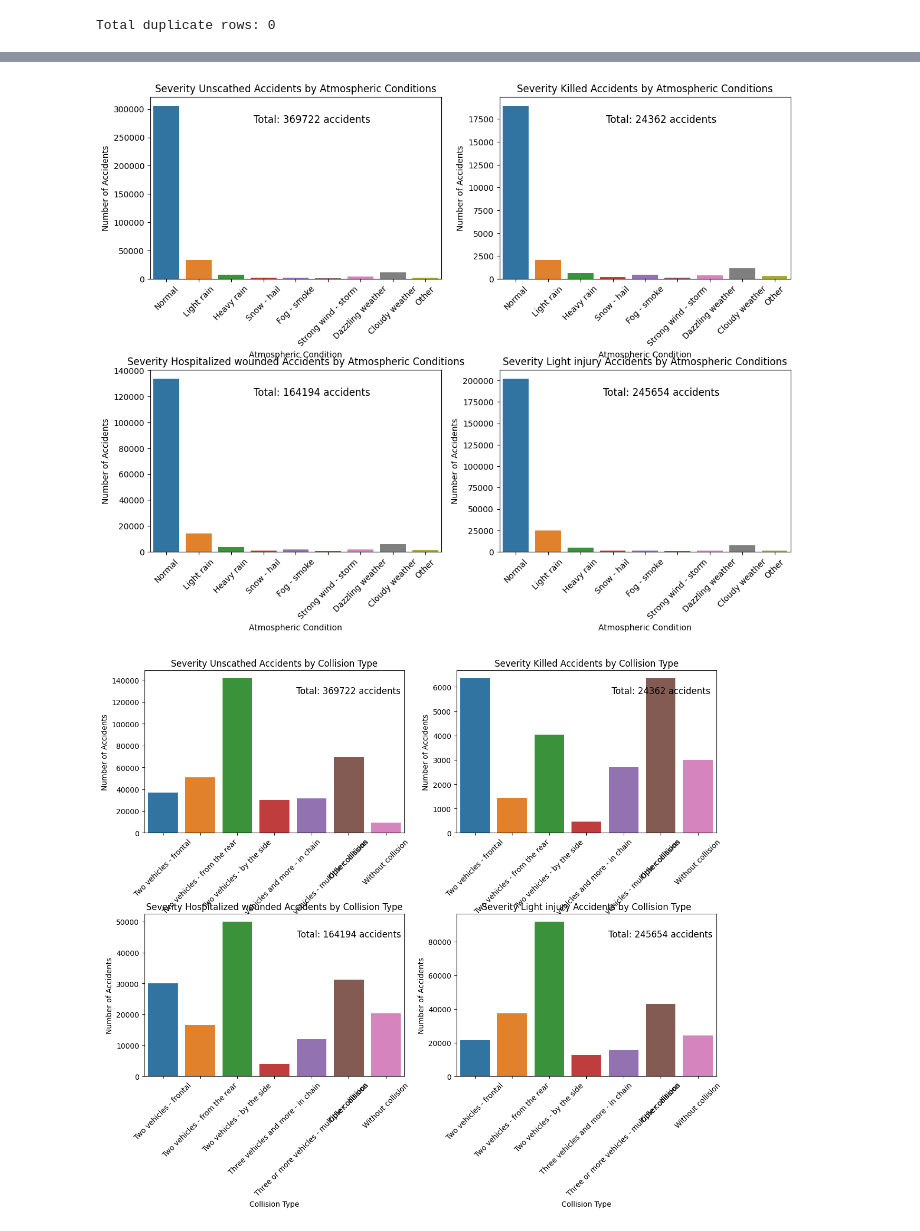
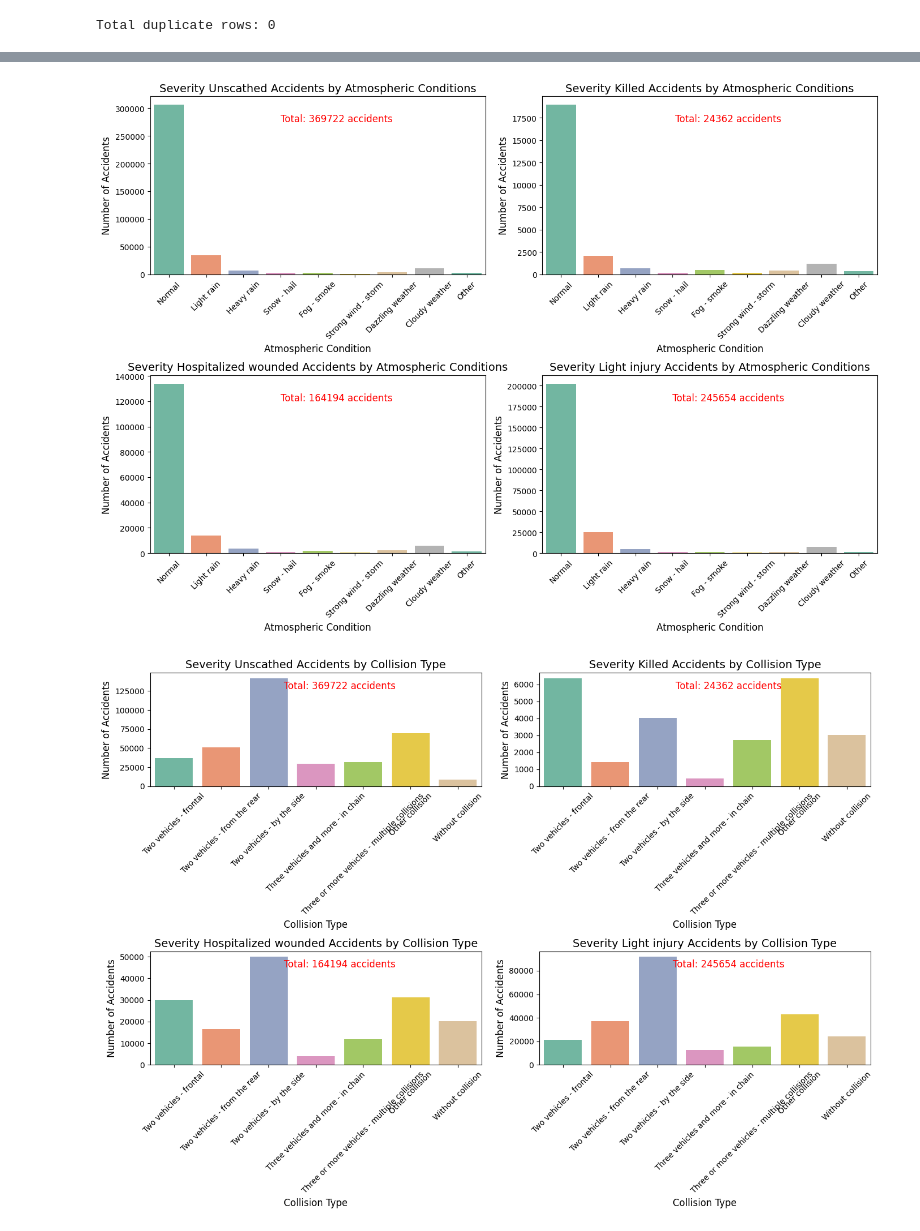
Before and after one commit to sabaafirdous/France-Accidents, a Jupyter notebook: EDA_France_Accident_Data.ipynb, the cells around one changed output, grey strips where cells are left out. Drawn from its saved outputs; the diff is of its cells as text; code cells hidden in the pictures.

```diff
--- a/EDA_France_Accident_Data.ipynb
+++ b/EDA_France_Accident_Data.ipynb
@@ -183,9 +207,15 @@ lighting_condition_mapping = {
     5: 'Night with public lighting on'
 }
 
+import matplotlib.pyplot as plt
+import seaborn as sns
+
 # Create a subplot with two columns to display charts side by side
 fig, axs = plt.subplots(2, 2, figsize=(14, 10))
 fig.subplots_adjust(hspace=0.5)
+
+# Create a color palette for the bars
+color_palette = sns.color_palette("Set2")
 
 # Create separate charts for each severity category
 for i, severity in enumerate(severity_categories):
@@ -205,16 +235,17 @@ for i, severity in enumerate(severity_categories):
 
     # Create a bar plot for the current severity category in the appropriate subplot
     ax = axs[i // 2, i % 2]
-    sns.barplot(x=[lighting_condition_mapping[val] for val in lighting_conditions], y=severity_data, ax=ax)
-    ax.set_title(f'Severity {severity_dict[severity]} Accidents by Lighting Conditions')
-    ax.set_xlabel('Lighting Condition')
-    ax.set_ylabel('Number of Accidents')
-    ax.set_xticklabels([lighting_condition_mapping[val] for val in lighting_conditions], rotation=45)
+    sns.barplot(x=[lighting_condition_mapping[val] for val in lighting_conditions], y=severity_data, ax=ax, palette=color_palette)
+    ax.set_title(f'Severity {severity_dict[severity]} Accidents by Lighting Conditions', fontsize=14)
+    ax.set_xlabel('Lighting Condition', fontsize=12)
+    ax.set_ylabel('Number of Accidents', fontsize=12)
+    ax.set_xticklabels([lighting_condition_mapping[val] for val in lighting_conditions], rotation=45, fontsize=10)
 
     # Display the total number of accidents for the current severity condition
     total_accidents = sum(severity_data)
-    ax.text(3, 0.9 * max(severity_data), f'Total: {total_accidents} accidents', fontsize=12, ha='center')
+    ax.text(0.5, 0.92 * max(severity_data), f'Total: {total_accidents} accidents', fontsize=12, ha='center', color='red')
 
 # Show the plots
+plt.tight_layout()
 plt.show()
 # %% [output]
@@ -222,4 +253,7 @@ plt.show()
 # %%
+import matplotlib.pyplot as plt
+import seaborn as sns
+
 # Define the original atmospheric conditions values
 atmospheric_conditions = [1, 2, 3, 4, 5, 6, 7, 8, 9]
 
@@ -238,41 +272,48 @@ atmospheric_condition_mapping = {
 
 # Create a subplot with two columns to display charts side by side
 fig, axs = plt.subplots(2, 2, figsize=(14, 10))
 fig.subplots_adjust(hspace=0.5)
 
+# Create a color palette for the bars
+color_palette = sns.color_palette("Set2")
+
 # Create separate charts for each severity category
 for i, severity in enumerate(severity_categories):
     # Filter the DataFrame to select rows with the specified severity category
     filtered_df = df[df['severity_of_the_accident'] == severity]
 
     # Initialize a list to store data for the current severity category
     severity_data = []
 
     # Loop through original atmospheric conditions values
     for condition in atmospheric_conditions:
         # Count the number of accidents for the current atmospheric condition in the filtered DataFrame
         count = len(filtered_df[filtered_df['Atmospheric_conditions'] == condition])
 
         # Append the count to the list
         severity_data.append(count)
 
     # Create a bar plot for the current severity category in the appropriate subplot
     ax = axs[i // 2, i % 2]
-    sns.barplot(x=[atmospheric_condition_mapping[val] for val in atmospheric_conditions], y=severity_data, ax=ax)
-    ax.set_title(f'Severity {severity_dict[severity]} Accidents by Atmospheric Conditions')
-    ax.set_xlabel('Atmospheric Condition')
-    ax.set_ylabel('Number of Accidents')
-    ax.set_xticklabels([atmospheric_condition_mapping[val] for val in atmospheric_conditions], rotation=45)
+    sns.barplot(x=[atmospheric_condition_mapping[val] for val in atmospheric_conditions], y=severity_data, ax=ax, palette=color_palette)
+    ax.set_title(f'Severity {severity_dict[severity]} Accidents by Atmospheric Conditions', fontsize=14)
+    ax.set_xlabel('Atmospheric Condition', fontsize=12)
+    ax.set_ylabel('Number of Accidents', fontsize=12)
+    ax.set_xticklabels([atmospheric_condition_mapping[val] for val in atmospheric_conditions], rotation=45, fontsize=10)
 
     # Display the total number of accidents for the current severity condition
     total_accidents = sum(severity_data)
-    ax.text(4.5, 0.9 * max(severity_data), f'Total: {total_accidents} accidents', fontsize=12, ha='center')
+    ax.text(4.5, 0.9 * max(severity_data), f'Total: {total_accidents} accidents', fontsize=12, ha='center', color='red')
 
 # Show the plots
+plt.tight_layout()
 plt.show()
 # %% [output]
-[figure, old version]
+[figure, new version]
 # %%
+import matplotlib.pyplot as plt
+import seaborn as sns
+
 # Define the original collision type values
 collision_types = [1, 2, 3, 4, 5, 6, 7]
 
@@ -290,6 +331,9 @@ collision_type_mapping = {
 # Create a subplot with two columns to display charts side by side
 fig, axs = plt.subplots(2, 2, figsize=(14, 10))
 fig.subplots_adjust(hspace=0.5)
+
+# Create a color palette for the bars
+color_palette = sns.color_palette("Set2")
 
 # Create separate charts for each severity category
 for i, severity in enumerate(severity_categories):
@@ -309,18 +353,19 @@ for i, severity in enumerate(severity_categories):
 
     # Create a bar plot for the current severity category in the appropriate subplot
     ax = axs[i // 2, i % 2]
-    sns.barplot(x=[collision_type_mapping[val] for val in collision_types], y=severity_data, ax=ax)
-    ax.set_title(f'Severity {severity_dict[severity]} Accidents by Collision Type')
-    ax.set_xlabel('Collision Type')
-    ax.set_ylabel('Number of Accidents')
-    ax.set_xticklabels([collision_type_mapping[val] for val in collision_types], rotation=45)
+    sns.barplot(x=[collision_type_mapping[val] for val in collision_types], y=severity_data, ax=ax, palette=color_palette)
+    ax.set_title(f'Severity {severity_dict[severity]} Accidents by Collision Type', fontsize=14)
+    ax.set_xlabel('Collision Type', fontsize=12)
+    ax.set_ylabel('Number of Accidents', fontsize=12)
+    ax.set_xticklabels([collision_type_mapping[val] for val in collision_types], rotation=45, fontsize=10)
 
     # Display the total number of accidents for the current severity condition
     total_accidents = sum(severity_data)
-    ax.text(5, 0.9 * max(severity_data), f'Total: {total_accidents} accidents', fontsize=12, ha='center')
+    ax.text(3.5, 0.9 * max(severity_data), f'Total: {total_accidents} accidents', fontsize=12, ha='center', color='red')
 
 # Show the plots
+plt.tight_layout()
 plt.show()
 # %% [output]
-[figure, old version]
+[figure, new version]
 # %%
```
Also changed, not shown: parts of 13 cells of this notebook.
